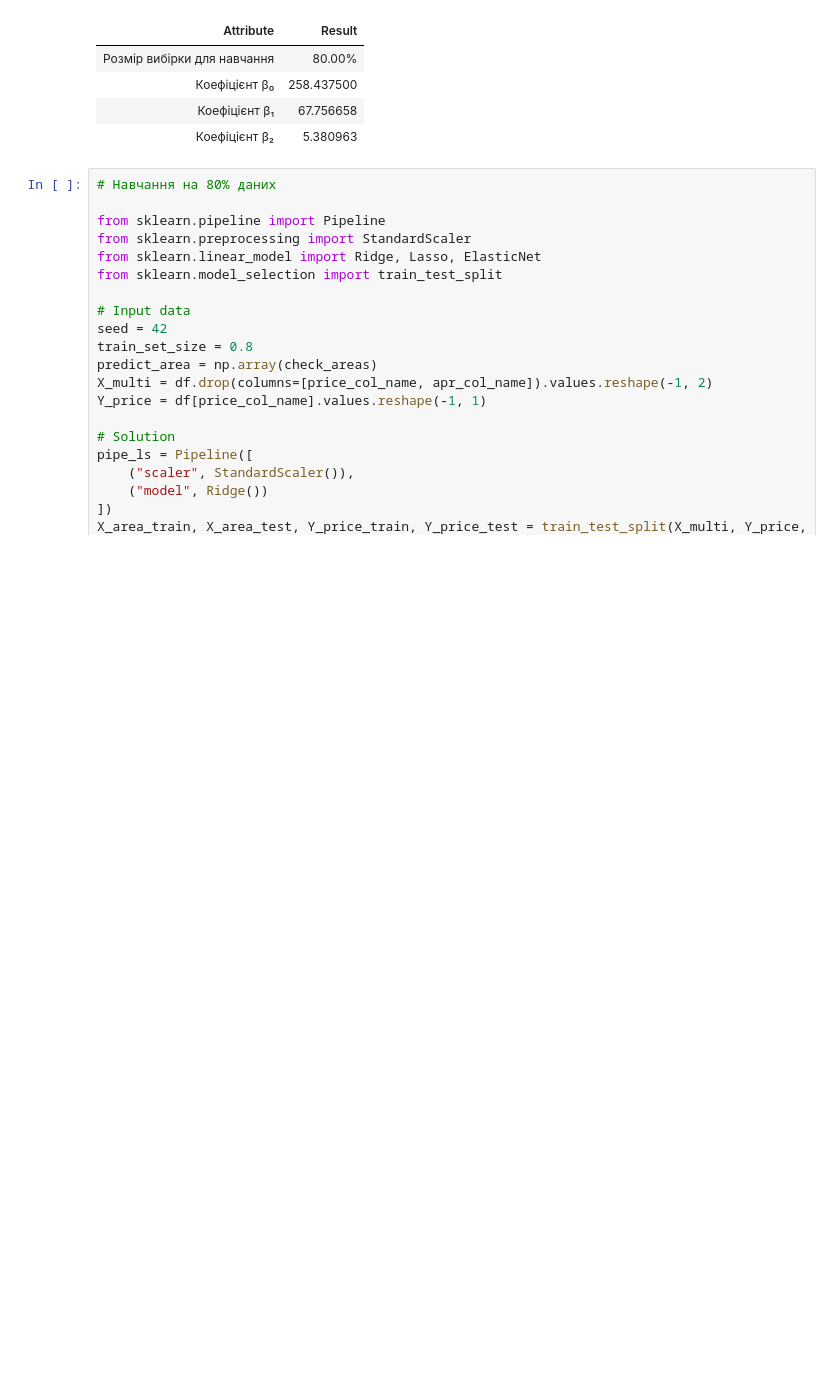
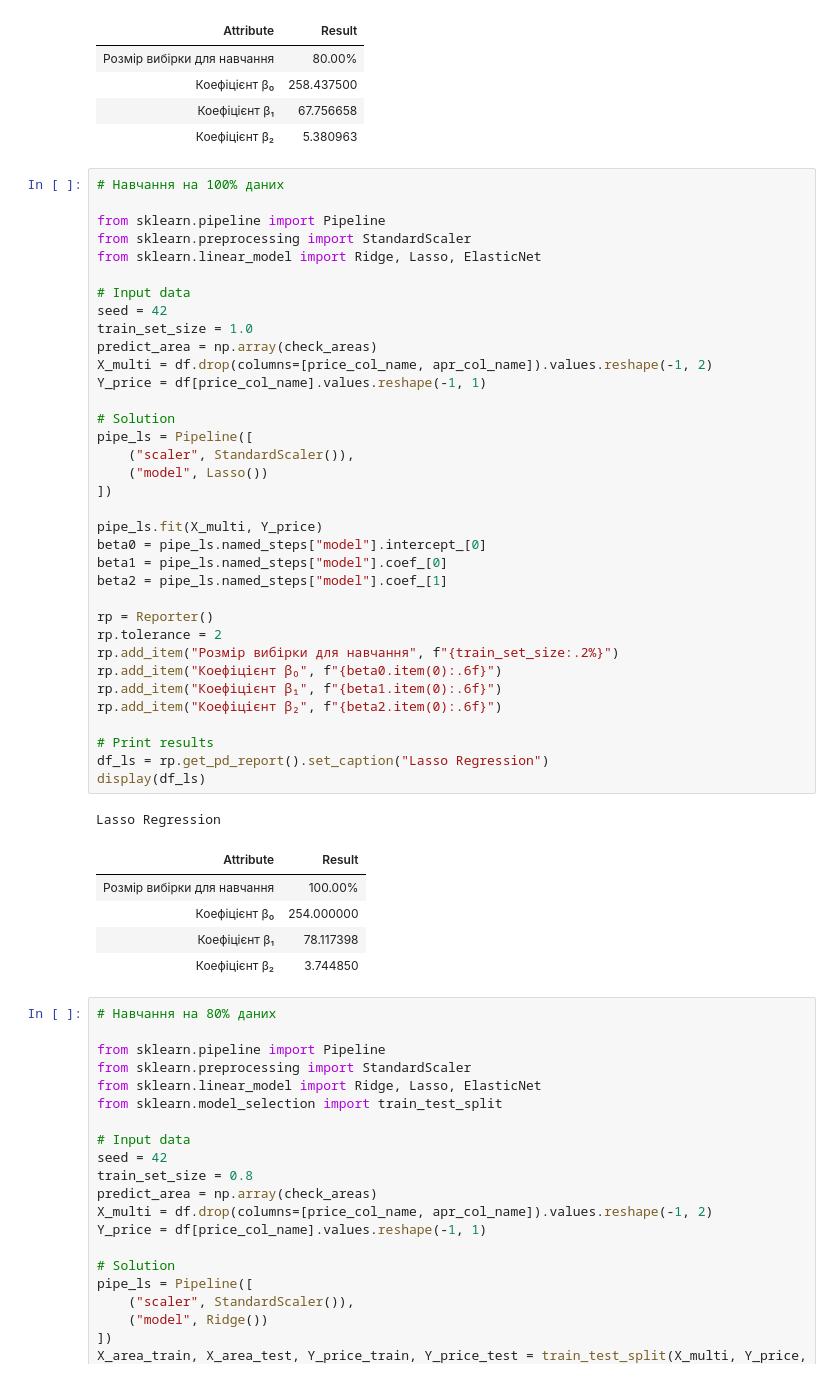
Before and after one commit to BogdanPinchuk/DataScience-PBY_HW10, a Jupyter notebook: Bohdan_Pinchuk_DS_HW10.ipynb, the cells around one changed output. Saved outputs shown, nothing was run; the diff lists cells and outputs as text; blank space fills up the shorter version.

Commit message:
[Homework10] - added training for 100%

```diff
--- a/Bohdan_Pinchuk_DS_HW10.ipynb
+++ b/Bohdan_Pinchuk_DS_HW10.ipynb
@@ -1060,6 +1060,48 @@ Lasso Regression
 | Коефіцієнт β₀ | 258.437500 |
 | Коефіцієнт β₁ | 67.756658 |
 | Коефіцієнт β₂ | 5.380963 |
+# %%
+# Навчання на 100% даних
+
+from sklearn.pipeline import Pipeline
+from sklearn.preprocessing import StandardScaler
+from sklearn.linear_model import Ridge, Lasso, ElasticNet
+
+# Input data
+seed = 42
+train_set_size = 1.0
+predict_area = np.array(check_areas)
+X_multi = df.drop(columns=[price_col_name, apr_col_name]).values.reshape(-1, 2)
+Y_price = df[price_col_name].values.reshape(-1, 1)
+
+# Solution
+pipe_ls = Pipeline([
+    ("scaler", StandardScaler()),
+    ("model", Lasso())
+])
+
+pipe_ls.fit(X_multi, Y_price)
+beta0 = pipe_ls.named_steps["model"].intercept_[0]
+beta1 = pipe_ls.named_steps["model"].coef_[0]
+beta2 = pipe_ls.named_steps["model"].coef_[1]
+
+rp = Reporter()
+rp.tolerance = 2
+rp.add_item("Розмір вибірки для навчання", f"{train_set_size:.2%}")
+rp.add_item("Коефіцієнт β₀", f"{beta0.item(0):.6f}")
+rp.add_item("Коефіцієнт β₁", f"{beta1.item(0):.6f}")
+rp.add_item("Коефіцієнт β₂", f"{beta2.item(0):.6f}")
+
+# Print results
+df_ls = rp.get_pd_report().set_caption("Lasso Regression")
+display(df_ls)
+# %% [output]
+Lasso Regression
+| Attribute | Result |
+| Розмір вибірки для навчання | 100.00% |
+| Коефіцієнт β₀ | 254.000000 |
+| Коефіцієнт β₁ | 78.117398 |
+| Коефіцієнт β₂ | 3.744850 |
 # %%
 # Навчання на 80% даних
 
```
Also changed, not shown: parts of 2 cells of this notebook.
